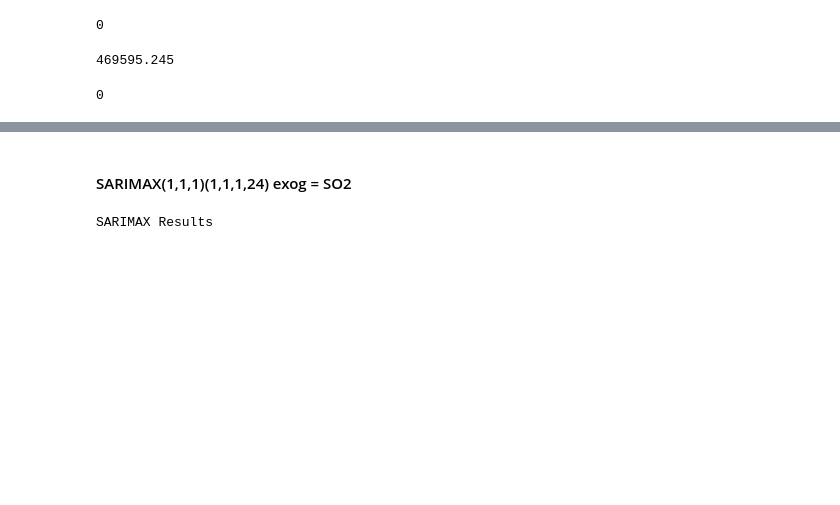
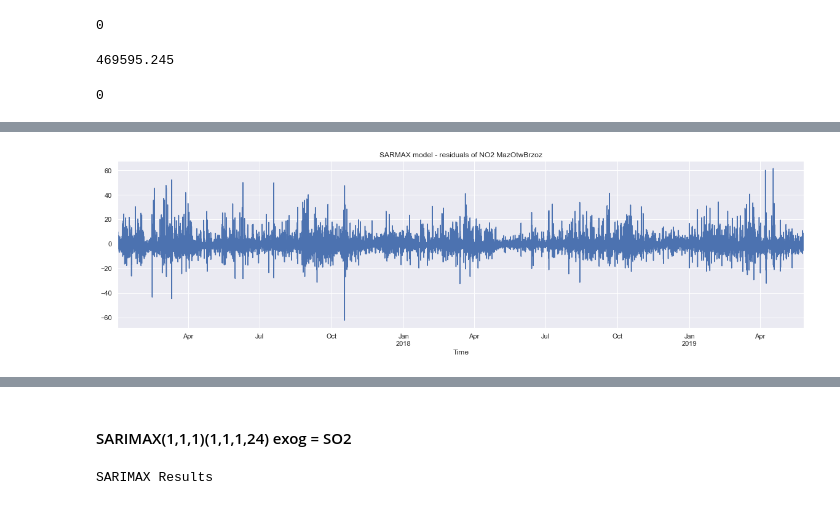
Before and after one commit to DamianKrupa/AirPollutionPoland_timeseries_analysis, a Jupyter notebook: 1 - AirPollutionPoland_time_series_analysis.ipynb, the cells around one changed output, grey strips where cells are left out. Drawn from its saved outputs; the diff is of its cells as text; code cells hidden in the pictures; blank space fills up the shorter version.

```diff
--- a/1 - AirPollutionPoland_time_series_analysis.ipynb
+++ b/1 - AirPollutionPoland_time_series_analysis.ipynb
@@ -2274,0 +2314,7 @@ Warnings:
+# %%
+#Resid. resamble WN. It's good.
+df_train6.sarmax_res_values[1:].plot(figsize=(20,5))
+plt.title('SARMAX model - residuals of NO2 MazOtwBrzoz')
+plt.show()
+# %% [output]
+[figure, added]
```
Also changed, not shown: parts of 24 cells of this notebook.
